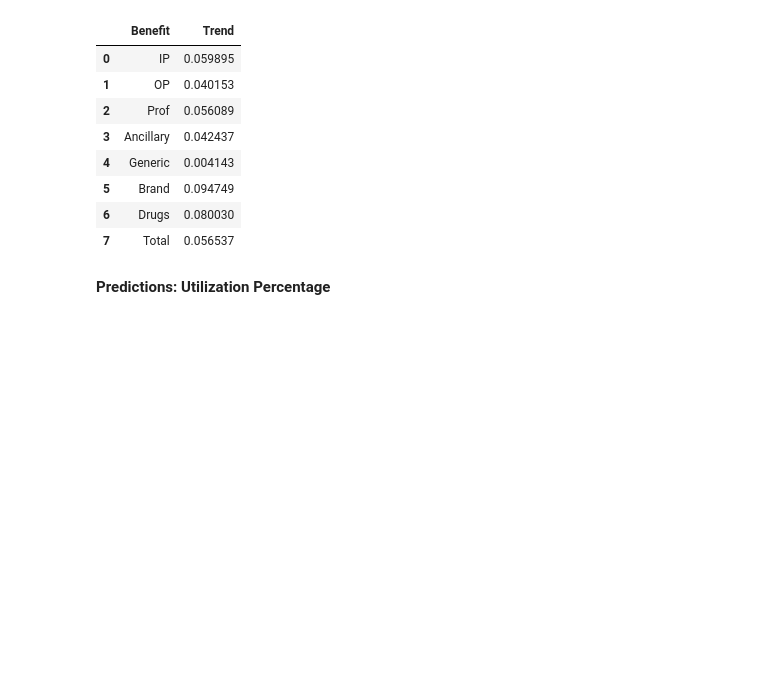
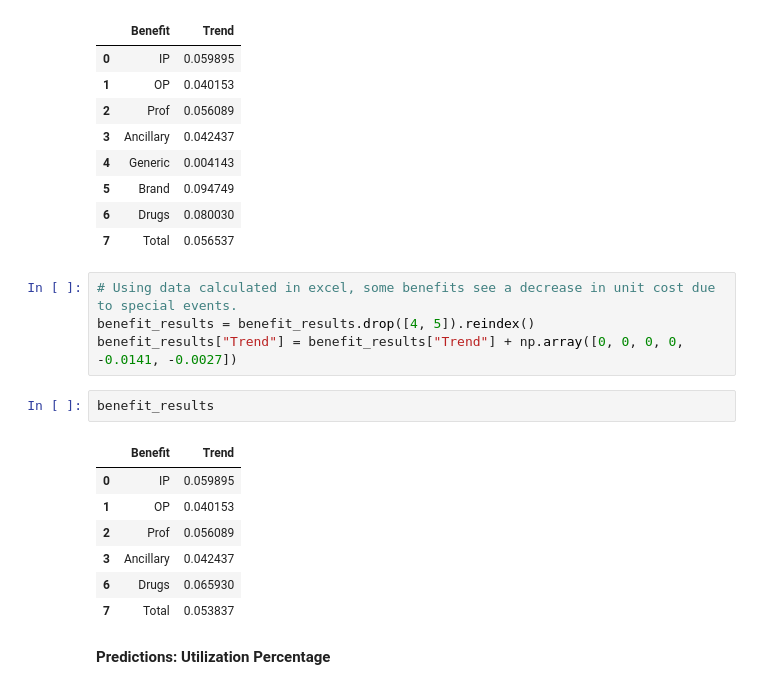
Before and after one commit to Kc1227/BAS-Case-Comp-2023, a Jupyter notebook: Code/Historical Model.ipynb, the cells around one changed output. Drawn from its saved outputs; the diff is of its cells as text; blank space fills up the shorter version.

```diff
--- a/Code/Historical Model.ipynb
+++ b/Code/Historical Model.ipynb
@@ -220,6 +252,20 @@ benefit_results
 | 5 | Brand | 0.094749 |
 | 6 | Drugs | 0.080030 |
 | 7 | Total | 0.056537 |
+# %%
+# Using data calculated in excel, some benefits see a decrease in unit cost due to special events.
+benefit_results = benefit_results.drop([4, 5]).reindex()
+benefit_results["Trend"] = benefit_results["Trend"] + np.array([0, 0, 0, 0, -0.0141, -0.0027])
+# %%
+benefit_results
+# %% [output]
+|  | Benefit | Trend |
+| 0 | IP | 0.059895 |
+| 1 | OP | 0.040153 |
+| 2 | Prof | 0.056089 |
+| 3 | Ancillary | 0.042437 |
+| 6 | Drugs | 0.065930 |
+| 7 | Total | 0.053837 |
 # %% [markdown]
 **Predictions: Utilization Percentage**
 # %%
```
Also changed, not shown: parts of 9 cells of this notebook, 1 other file.
